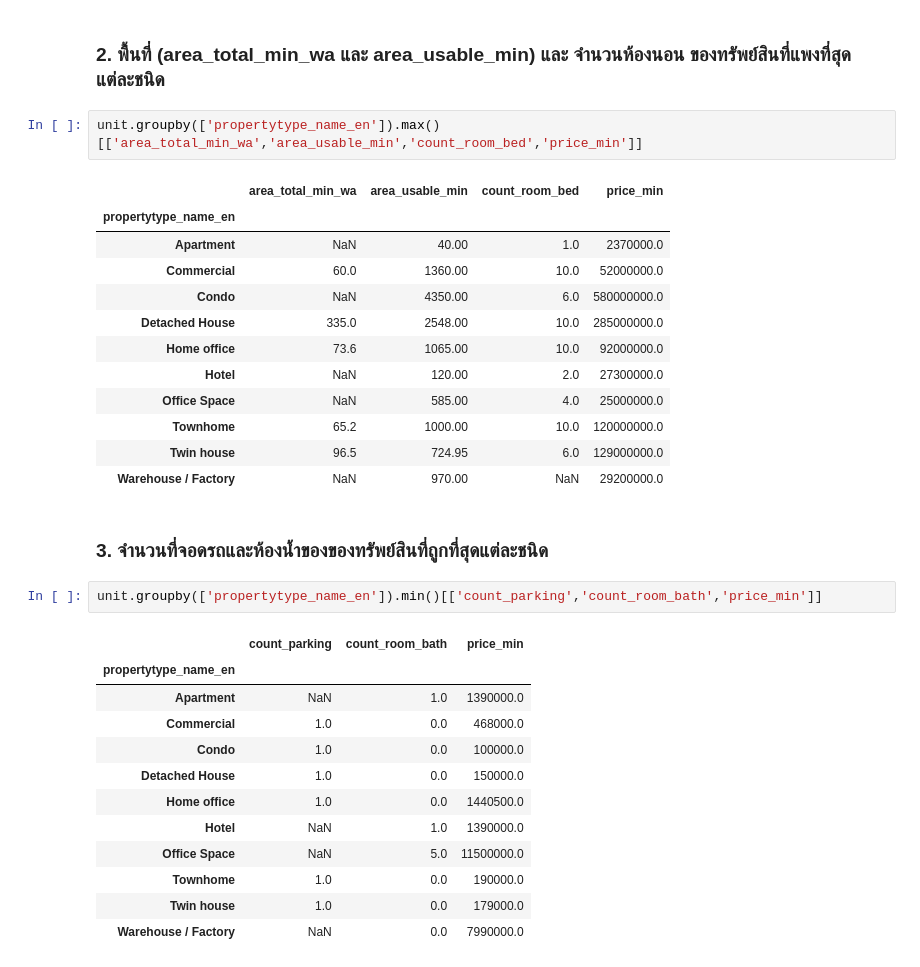
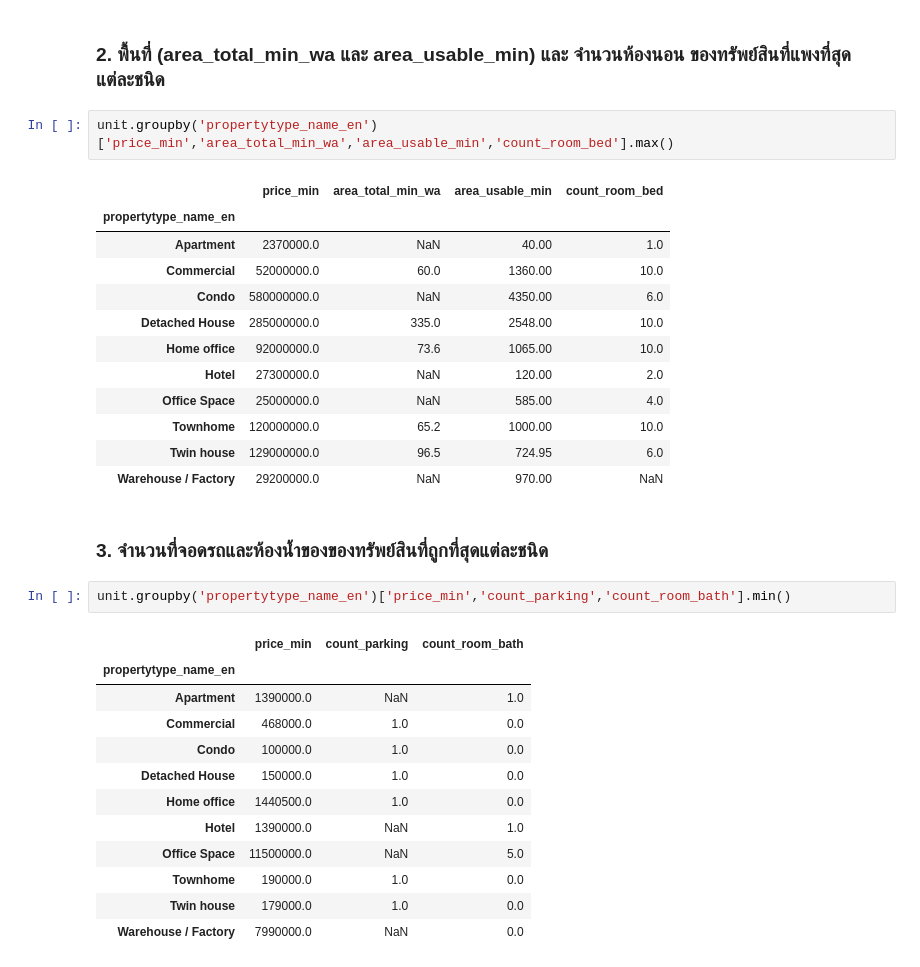
Before and after one commit to chutimaq/BasicProg_DataViz65, a Jupyter notebook: pandas101.ipynb, the cells around one changed output. Cells and saved outputs as stored; diff of their text form.

```diff
--- a/pandas101.ipynb
+++ b/pandas101.ipynb
@@ -455,34 +466,34 @@ unit.groupby(['propertytype_name_en']).count()
 # %% [markdown]
 ### 2. พื้นที่ (area_total_min_wa และ area_usable_min) และ จำนวนห้องนอน ของทรัพย์สินที่แพงที่สุดแต่ละชนิด
 # %%
-unit.groupby(['propertytype_name_en']).max()[['area_total_min_wa','area_usable_min','count_room_bed','price_min']]
+unit.groupby('propertytype_name_en')['price_min','area_total_min_wa','area_usable_min','count_room_bed'].max()
 # %% [output]
-|  | area_total_min_wa | area_usable_min | count_room_bed | price_min |
+|  | price_min | area_total_min_wa | area_usable_min | count_room_bed |
 | propertytype_name_en |  |  |  |  |
-| Apartment | NaN | 40.00 | 1.0 | 2370000.0 |
-| Commercial | 60.0 | 1360.00 | 10.0 | 52000000.0 |
-| Condo | NaN | 4350.00 | 6.0 | 580000000.0 |
-| Detached House | 335.0 | 2548.00 | 10.0 | 285000000.0 |
-| Home office | 73.6 | 1065.00 | 10.0 | 92000000.0 |
-| Hotel | NaN | 120.00 | 2.0 | 27300000.0 |
-| Office Space | NaN | 585.00 | 4.0 | 25000000.0 |
-| Townhome | 65.2 | 1000.00 | 10.0 | 120000000.0 |
-| Twin house | 96.5 | 724.95 | 6.0 | 129000000.0 |
-| Warehouse / Factory | NaN | 970.00 | NaN | 29200000.0 |
+| Apartment | 2370000.0 | NaN | 40.00 | 1.0 |
+| Commercial | 52000000.0 | 60.0 | 1360.00 | 10.0 |
+| Condo | 580000000.0 | NaN | 4350.00 | 6.0 |
+| Detached House | 285000000.0 | 335.0 | 2548.00 | 10.0 |
+| Home office | 92000000.0 | 73.6 | 1065.00 | 10.0 |
+| Hotel | 27300000.0 | NaN | 120.00 | 2.0 |
+| Office Space | 25000000.0 | NaN | 585.00 | 4.0 |
+| Townhome | 120000000.0 | 65.2 | 1000.00 | 10.0 |
+| Twin house | 129000000.0 | 96.5 | 724.95 | 6.0 |
+| Warehouse / Factory | 29200000.0 | NaN | 970.00 | NaN |
 # %% [markdown]
 ### 3. จำนวนที่จอดรถและห้องน้ำของของทรัพย์สินที่ถูกที่สุดแต่ละชนิด
 # %%
-unit.groupby(['propertytype_name_en']).min()[['count_parking','count_room_bath','price_min']]
+unit.groupby('propertytype_name_en')['price_min','count_parking','count_room_bath'].min()
 # %% [output]
-|  | count_parking | count_room_bath | price_min |
+|  | price_min | count_parking | count_room_bath |
 | propertytype_name_en |  |  |  |
-| Apartment | NaN | 1.0 | 1390000.0 |
-| Commercial | 1.0 | 0.0 | 468000.0 |
-| Condo | 1.0 | 0.0 | 100000.0 |
-| Detached House | 1.0 | 0.0 | 150000.0 |
-| Home office | 1.0 | 0.0 | 1440500.0 |
-| Hotel | NaN | 1.0 | 1390000.0 |
-| Office Space | NaN | 5.0 | 11500000.0 |
-| Townhome | 1.0 | 0.0 | 190000.0 |
-| Twin house | 1.0 | 0.0 | 179000.0 |
-| Warehouse / Factory | NaN | 0.0 | 7990000.0 |
+| Apartment | 1390000.0 | NaN | 1.0 |
+| Commercial | 468000.0 | 1.0 | 0.0 |
+| Condo | 100000.0 | 1.0 | 0.0 |
+| Detached House | 150000.0 | 1.0 | 0.0 |
+| Home office | 1440500.0 | 1.0 | 0.0 |
+| Hotel | 1390000.0 | NaN | 1.0 |
+| Office Space | 11500000.0 | NaN | 5.0 |
+| Townhome | 190000.0 | 1.0 | 0.0 |
+| Twin house | 179000.0 | 1.0 | 0.0 |
+| Warehouse / Factory | 7990000.0 | NaN | 0.0 |
```
Also changed, not shown: parts of 2 cells of this notebook.
